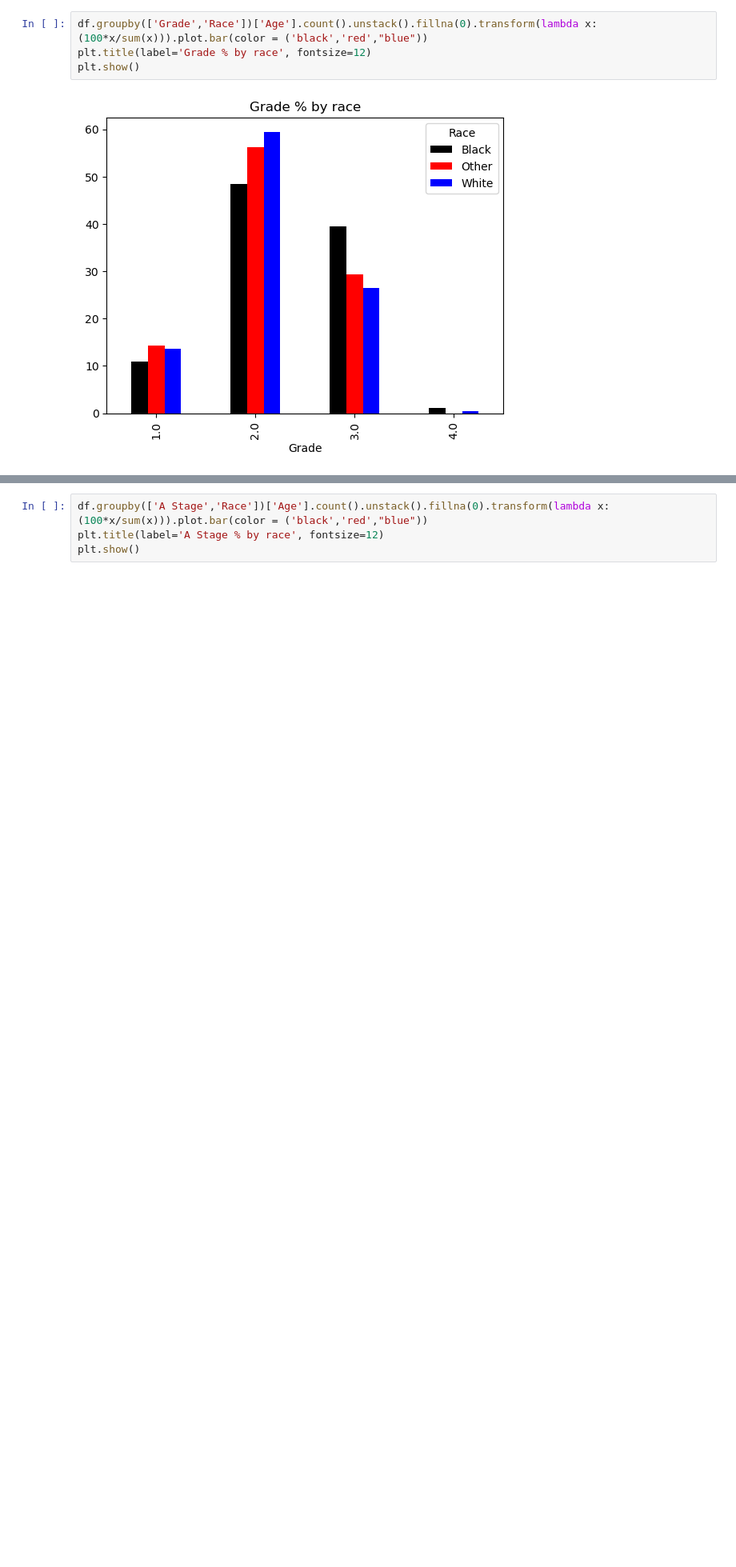
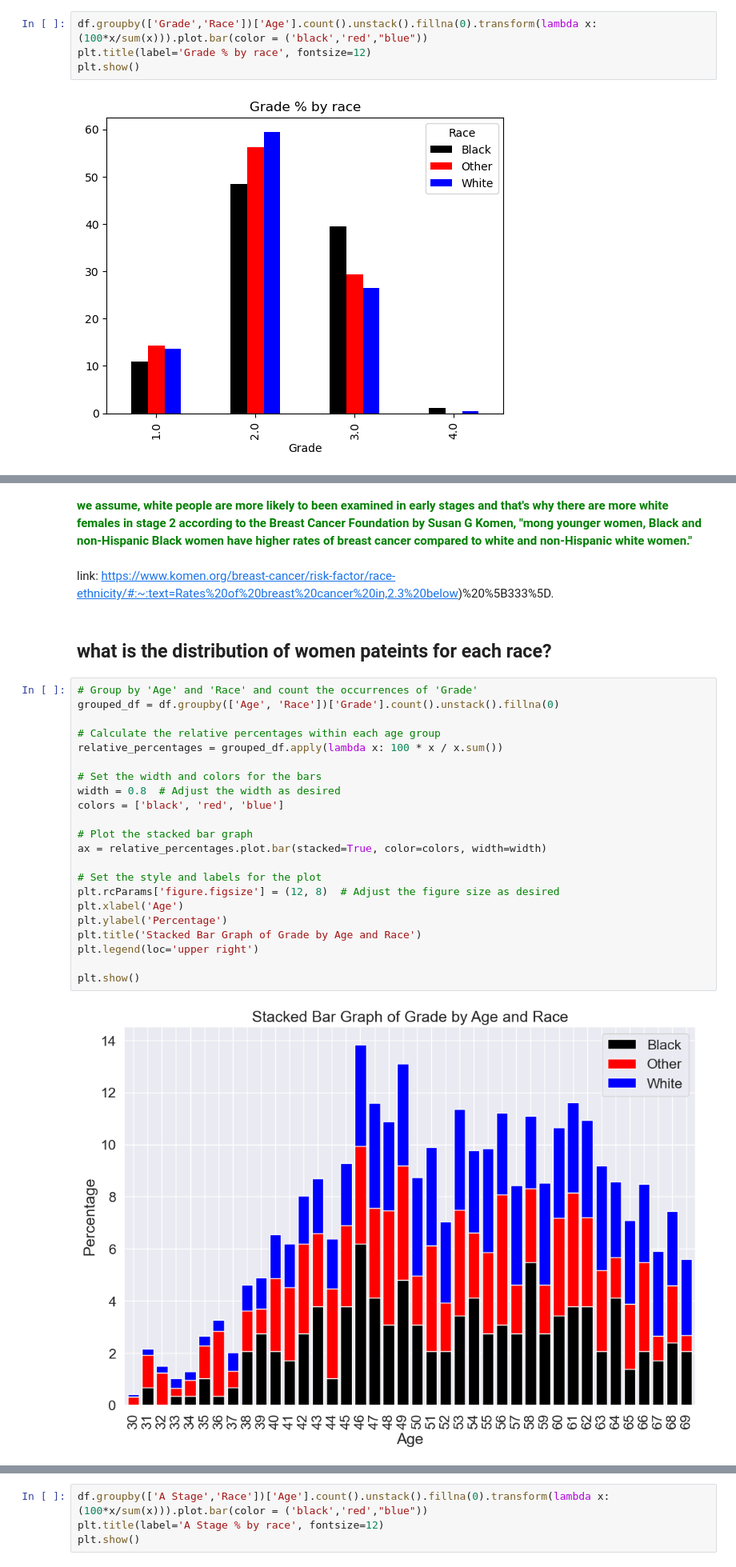
Before and after one commit to roy2392/breast_cancer_classification, a Jupyter notebook: Breast_Cancer_Classification_Project_.ipynb, the cells around one changed output, grey strips where cells are left out. Shown at 80% size. Saved outputs shown, nothing was run; the diff lists cells and outputs as text; blank space fills up the shorter version.

```diff
--- a/Breast_Cancer_Classification_Project_.ipynb
+++ b/Breast_Cancer_Classification_Project_.ipynb
@@ -239,0 +218,31 @@ plt.show()
+# %% [markdown]
+<span style="color:green"> <b> we assume, white people are more likely to been examined in early stages and that's why there are more white females in stage 2
+according to the Breast Cancer Foundation by Susan G Komen, "mong younger women, Black and non-Hispanic Black women have higher rates of breast cancer compared to white and non-Hispanic white women." </b>  </span>
+# %% [markdown]
+link: https://www.komen.org/breast-cancer/risk-factor/race-ethnicity/#:~:text=Rates%20of%20breast%20cancer%20in,2.3%20below)%20%5B333%5D.
+# %% [markdown]
+## what is the distribution of women pateints for each race?
+# %%
+# Group by 'Age' and 'Race' and count the occurrences of 'Grade'
+grouped_df = df.groupby(['Age', 'Race'])['Grade'].count().unstack().fillna(0)
+
+# Calculate the relative percentages within each age group
+relative_percentages = grouped_df.apply(lambda x: 100 * x / x.sum())
+
+# Set the width and colors for the bars
+width = 0.8  # Adjust the width as desired
+colors = ['black', 'red', 'blue']
+
+# Plot the stacked bar graph
+ax = relative_percentages.plot.bar(stacked=True, color=colors, width=width)
+
+# Set the style and labels for the plot
+plt.rcParams['figure.figsize'] = (12, 8)  # Adjust the figure size as desired
+plt.xlabel('Age')
+plt.ylabel('Percentage')
+plt.title('Stacked Bar Graph of Grade by Age and Race')
+plt.legend(loc='upper right')
+
+plt.show()
+# %% [output]
+[figure, added]
```
Also changed, not shown: parts of 25 cells of this notebook.
